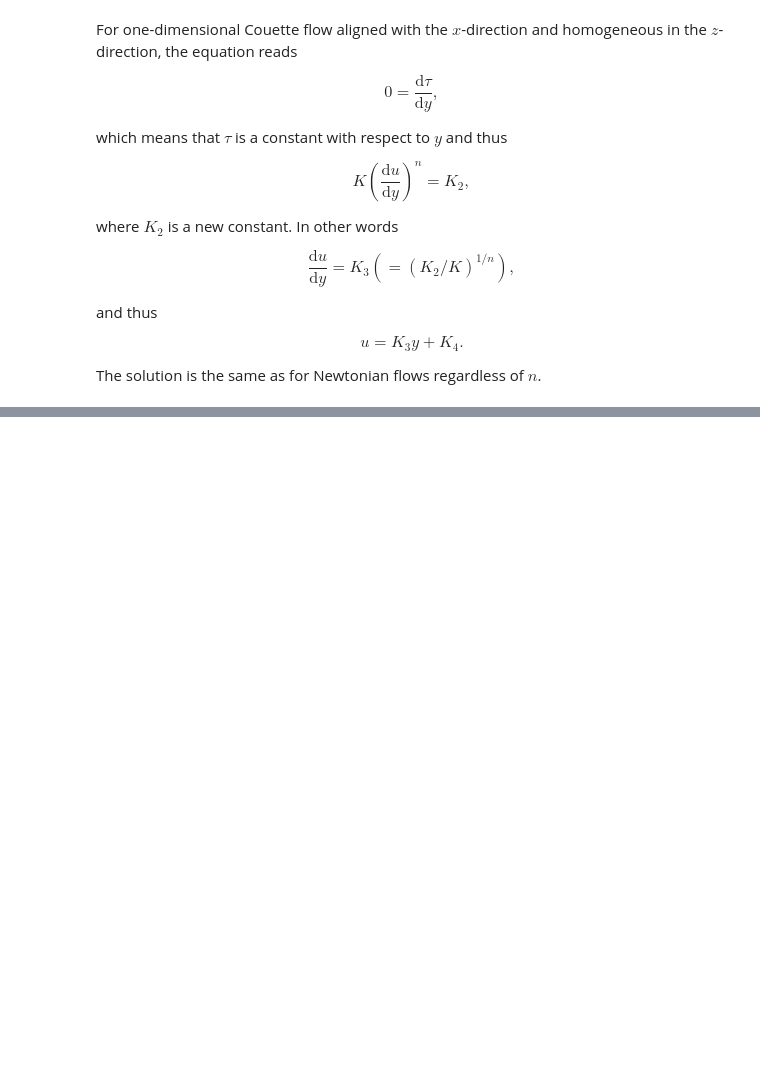
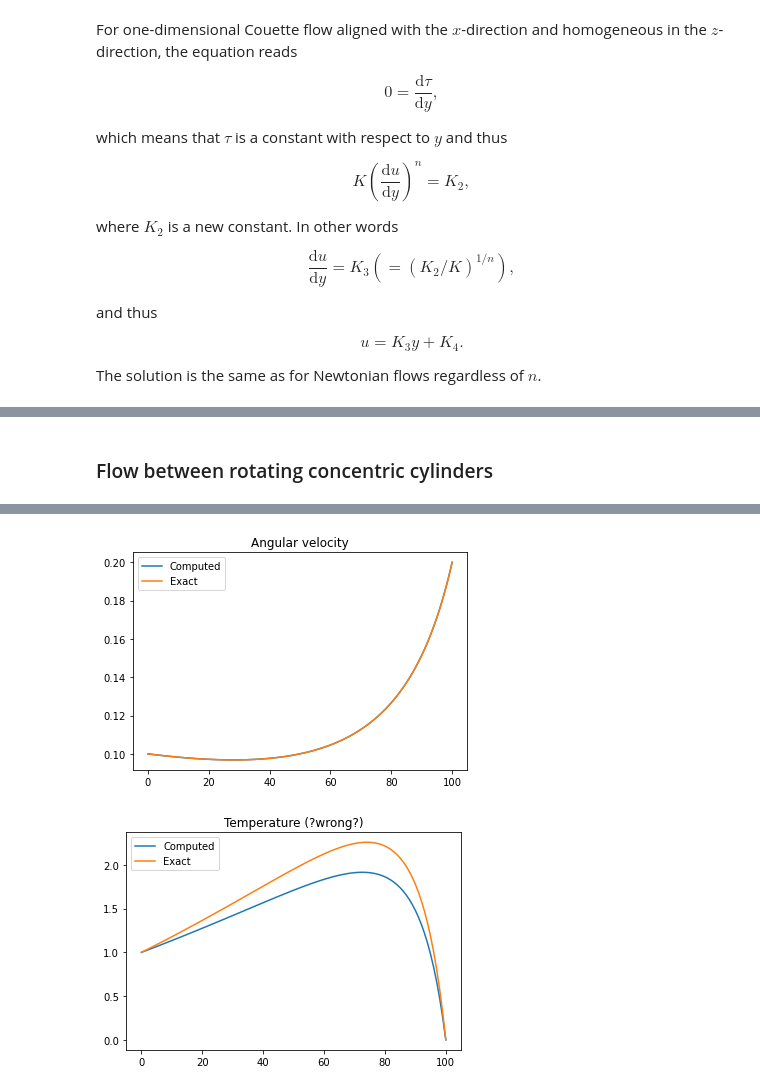
Before and after one commit to mikaem/MEK4300, a Jupyter notebook: content/solutions/chapter3/couette.ipynb, the cells around one changed output, grey strips where cells are left out. Saved outputs shown, nothing was run; the diff lists cells and outputs as text; code cells hidden in the pictures; blank space fills up the shorter version.

Commit message:
Adding som solutions

```diff
--- a/content/solutions/chapter3/couette.ipynb
+++ b/content/solutions/chapter3/couette.ipynb
@@ -71,0 +139,76 @@ and determine constants using the two boundary conditions.
+# %% [markdown]
+### Flow between rotating concentric cylinders
+# %%
+"""
+Flow between rotating concentric cylinders
+"""
+from dolfin import *
+import matplotlib.pyplot as plt
+%matplotlib inline
+
+r0, r1 = 0.2, 1
+mesh = IntervalMesh(100, r0, r1)
+V = FunctionSpace(mesh, 'CG', 1)
+u = TrialFunction(V)
+v = TestFunction(V)
+x = Expression("x[0]", degree=1)
+w0, w1 = Constant(1.), Constant(0.1)
+T0, T1 = Constant(8), Constant(10)
+mu = Constant(0.25)
+k  = Constant(0.001)
+u_ = Function(V)
+T_ = Function(V)
+F  = inner(grad(v), grad(u))*x*dx + u*v/x*dx
+FT = inner(grad(v), grad(u))*x*dx - mu/k*v*x*(u_.dx(0)-u_/x)**2*dx
+
+def inner_bnd(x, on_bnd):
+    return on_bnd and x[0] < r0+DOLFIN_EPS
+
+def outer_bnd(x, on_bnd):
+    return on_bnd and x[0] > 1-DOLFIN_EPS
+
+bci = DirichletBC(V, r0*w0(0), "std::abs(x[0]-{}) < 1.e-12".format(r0))
+bco = DirichletBC(V, r1*w1, outer_bnd)
+bcTi = DirichletBC(V, T0, inner_bnd)
+bcTo = DirichletBC(V, T1, outer_bnd)
+
+solve(lhs(F) == rhs(F), u_, bcs=[bci, bco])
+solve(lhs(FT) == rhs(FT), T_, bcs=[bcTi, bcTo])
+
+# Compute exact solution given in (3.22)
+ue = project(r0*w0*(r1/x-x/r1)/(r1/r0-r0/r1) +
+             r1*w1*(x/r0-r0/x)/(r1/r0-r0/r1), V)
+
+# Compute exact solution given in (3.23)
+Tn = project((T_-T0)/(T1-T0), V)
+PrEc = mu*r0**2*w0**2/k/(T1-T0)
+Te = PrEc*r1**4/(r1**2-r0**2)**2*((1-r0**2/x**2) - (1-r0**2/r1**2)*ln(x/r0)/ln(r1/r0)) + ln(x/r0)/ln(r1/r0)
+Te = project(Te, V)
+
+print("\nError velocity    = ", errornorm(u_, ue, degree_rise=0))
+print("Error temperature = ", errornorm(Tn, Te, degree_rise=0))
+print("??? Should be close to zero.\n")
+
+plt.figure()
+plt.plot(u_.vector().get_local())
+plt.plot(ue.vector().get_local())
+plt.title("Angular velocity")
+plt.legend(('Computed', 'Exact'))
+plt.figure()
+plt.plot(Tn.vector().get_local())
+plt.plot(Te.vector().get_local())
+plt.title("Temperature (?wrong?)")
+plt.legend(('Computed', 'Exact'))
+
+# Since I cannot reproduce the temperature I have recomputed
+# (3.23) analytically. I plot that result here
+C1 = w0-r1**2*(w1-w0)/(r0**2-r1**2)
+C2 = r1**2*(w1-w0)/(1-r1**2/r0**2)
+C3 = (T1-T0+C2**2*mu/k*(1/r1**2-1/r0**2))/ln(r1/r0)
+C4 = T0 + C2**2*mu/k/r0**2-C3*ln(r0)
+Tee = project((-C2**2*mu/k/x**2+C3*ln(x)+C4-T0)/(T1-T0), V)
+
+print("\nError recomputed temperature = ", errornorm(Tn, Tee))
+print("Which is a strong indication that (3.23) is wrong!!")
+plt.show()
+# %% [output]
@@ -71,0 +222,2 @@ and determine constants using the two boundary conditions.
+[figure, added]
+[figure, added]
```
Also changed, not shown: parts of 5 cells of this notebook, 6 other files.
